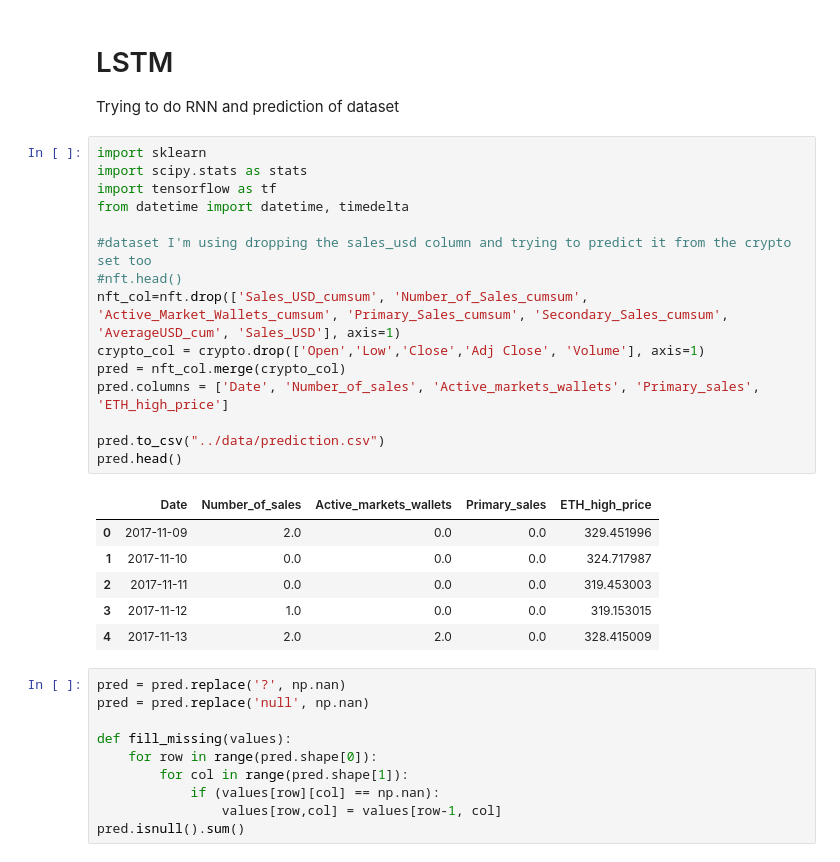
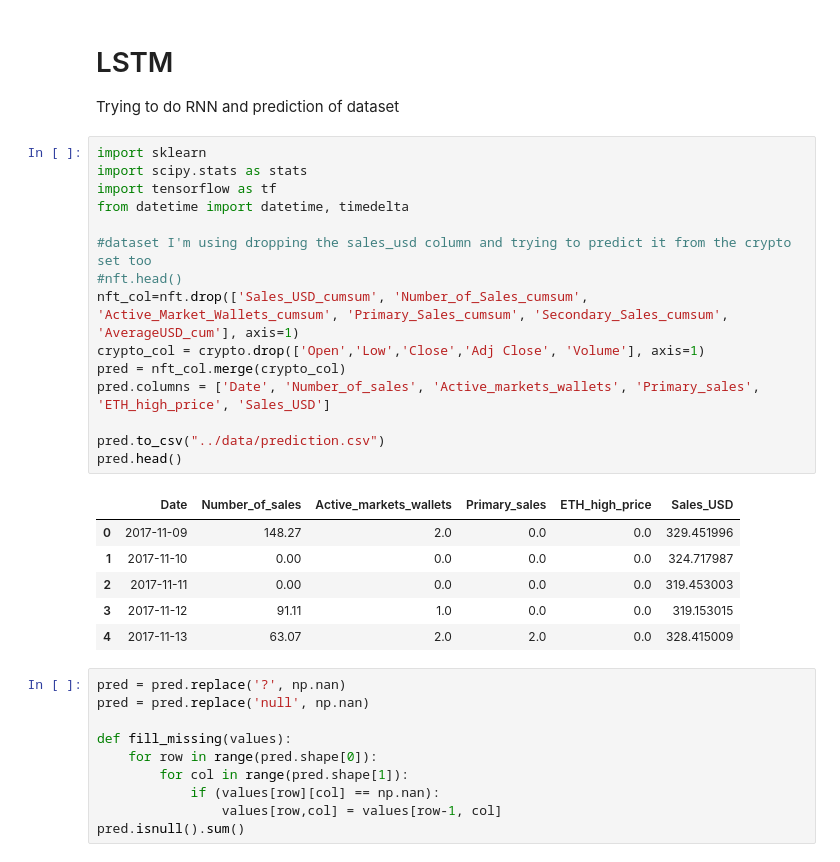
Before and after one commit to eroskopf/NFTPricePred, a Jupyter notebook: analysis/NFT initial work-Copy1.ipynb, the cells around one changed output. Drawn from its saved outputs; the diff is of its cells as text.

```diff
--- a/analysis/NFT initial work-Copy1.ipynb
+++ b/analysis/NFT initial work-Copy1.ipynb
@@ -146,25 +146,25 @@ Trying to do RNN and prediction of dataset
 # %%
 import sklearn
 import scipy.stats as stats
 import tensorflow as tf
 from datetime import datetime, timedelta
 
 #dataset I'm using dropping the sales_usd column and trying to predict it from the crypto set too
 #nft.head()
-nft_col=nft.drop(['Sales_USD_cumsum', 'Number_of_Sales_cumsum', 'Active_Market_Wallets_cumsum', 'Primary_Sales_cumsum', 'Secondary_Sales_cumsum', 'AverageUSD_cum', 'Sales_USD'], axis=1)
+nft_col=nft.drop(['Sales_USD_cumsum', 'Number_of_Sales_cumsum', 'Active_Market_Wallets_cumsum', 'Primary_Sales_cumsum', 'Secondary_Sales_cumsum', 'AverageUSD_cum'], axis=1)
 crypto_col = crypto.drop(['Open','Low','Close','Adj Close', 'Volume'], axis=1)
 pred = nft_col.merge(crypto_col)
-pred.columns = ['Date', 'Number_of_sales', 'Active_markets_wallets', 'Primary_sales', 'ETH_high_price']
+pred.columns = ['Date', 'Number_of_sales', 'Active_markets_wallets', 'Primary_sales', 'ETH_high_price', 'Sales_USD']
 
 pred.to_csv("../data/prediction.csv")
 pred.head()
 # %% [output]
-|  | Date | Number_of_sales | Active_markets_wallets | Primary_sales | ETH_high_price |
-| 0 | 2017-11-09 | 2.0 | 0.0 | 0.0 | 329.451996 |
-| 1 | 2017-11-10 | 0.0 | 0.0 | 0.0 | 324.717987 |
-| 2 | 2017-11-11 | 0.0 | 0.0 | 0.0 | 319.453003 |
-| 3 | 2017-11-12 | 1.0 | 0.0 | 0.0 | 319.153015 |
-| 4 | 2017-11-13 | 2.0 | 2.0 | 0.0 | 328.415009 |
+|  | Date | Number_of_sales | Active_markets_wallets | Primary_sales | ETH_high_price | Sales_USD |
+| 0 | 2017-11-09 | 148.27 | 2.0 | 0.0 | 0.0 | 329.451996 |
+| 1 | 2017-11-10 | 0.00 | 0.0 | 0.0 | 0.0 | 324.717987 |
+| 2 | 2017-11-11 | 0.00 | 0.0 | 0.0 | 0.0 | 319.453003 |
+| 3 | 2017-11-12 | 91.11 | 1.0 | 0.0 | 0.0 | 319.153015 |
+| 4 | 2017-11-13 | 63.07 | 2.0 | 2.0 | 0.0 | 328.415009 |
 # %%
 pred = pred.replace('?', np.nan)
 pred = pred.replace('null', np.nan)
```
Also changed, not shown: 59 other files.
